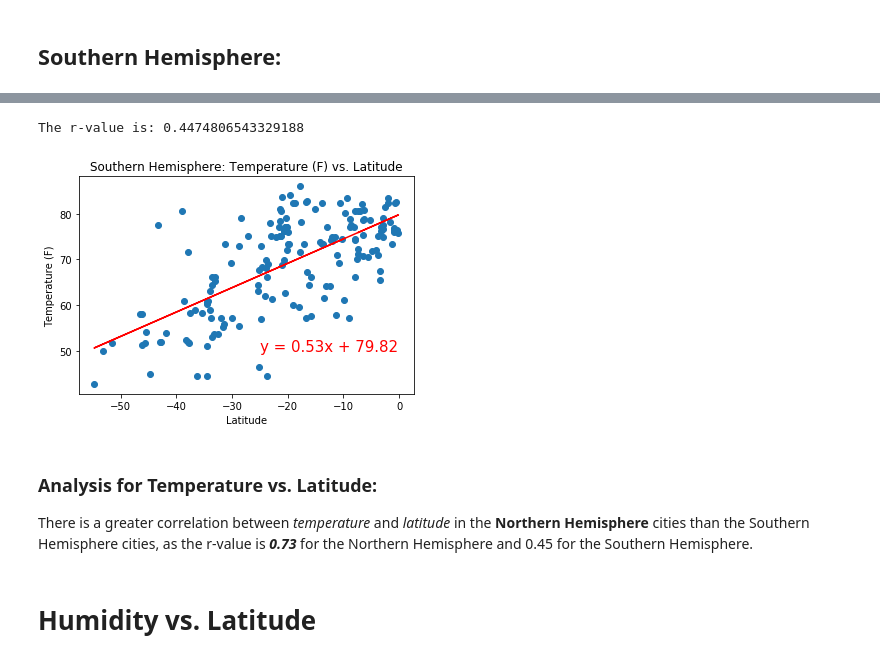
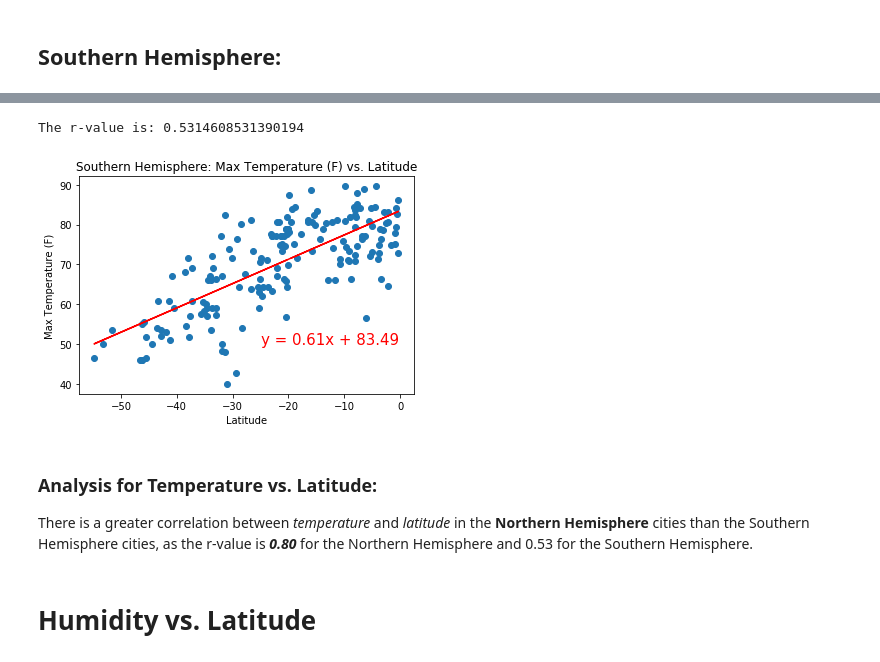
Before and after one commit to juliabrunett/python-api-challenge, a Jupyter notebook: WeatherPy/WeatherPy.ipynb, the cells around one changed output, grey strips where cells are left out. Cells and saved outputs as stored; diff of their text form; code cells hidden in the pictures.

```diff
--- a/WeatherPy/WeatherPy.ipynb
+++ b/WeatherPy/WeatherPy.ipynb
@@ -367,28 +377,28 @@ y = 0.53x + 79.82
 # %%
 # Create Plot: Temp vs Lat (Southern)
 plt.scatter(southern_hem_df["Latitude"], southern_hem_df["Max Temp."], marker = "o")
 plt.xlabel("Latitude")
-plt.ylabel("Temperature (F)")
-plt.title("Southern Hemisphere: Temperature (F) vs. Latitude")
+plt.ylabel("Max Temperature (F)")
+plt.title("Southern Hemisphere: Max Temperature (F) vs. Latitude")
 
 # Label plot and annotate the line equation
 plt.plot(southern_hem_df["Latitude"], regress_values,"r-")
 plt.annotate(line_eq, (-25,50), fontsize=15, color="red")
 
 # Print r square value
 print(f'The r-value is: {rvalue**2}')
 
 plt.savefig("./Images/temp_lat_south.png")
 
 # Show plot
 plt.show()
 # %% [output]
-The r-value is: 0.4474806543329188
+The r-value is: 0.5314608531390194
-[figure, old version]
+[figure, new version]
 # %% [markdown]
 ### Analysis for Temperature vs. Latitude:
 
-There is a greater correlation between *temperature* and *latitude* in the **Northern Hemisphere** cities than the Southern Hemisphere cities, as the r-value is ***0.73*** for the Northern Hemisphere and 0.45 for the Southern Hemisphere.
+There is a greater correlation between *temperature* and *latitude* in the **Northern Hemisphere** cities than the Southern Hemisphere cities, as the r-value is ***0.80*** for the Northern Hemisphere and 0.53 for the Southern Hemisphere.
 # %% [markdown]
 # Humidity vs. Latitude
 # %% [markdown]
```
Also changed, not shown: parts of 32 cells of this notebook, 13 other files.
